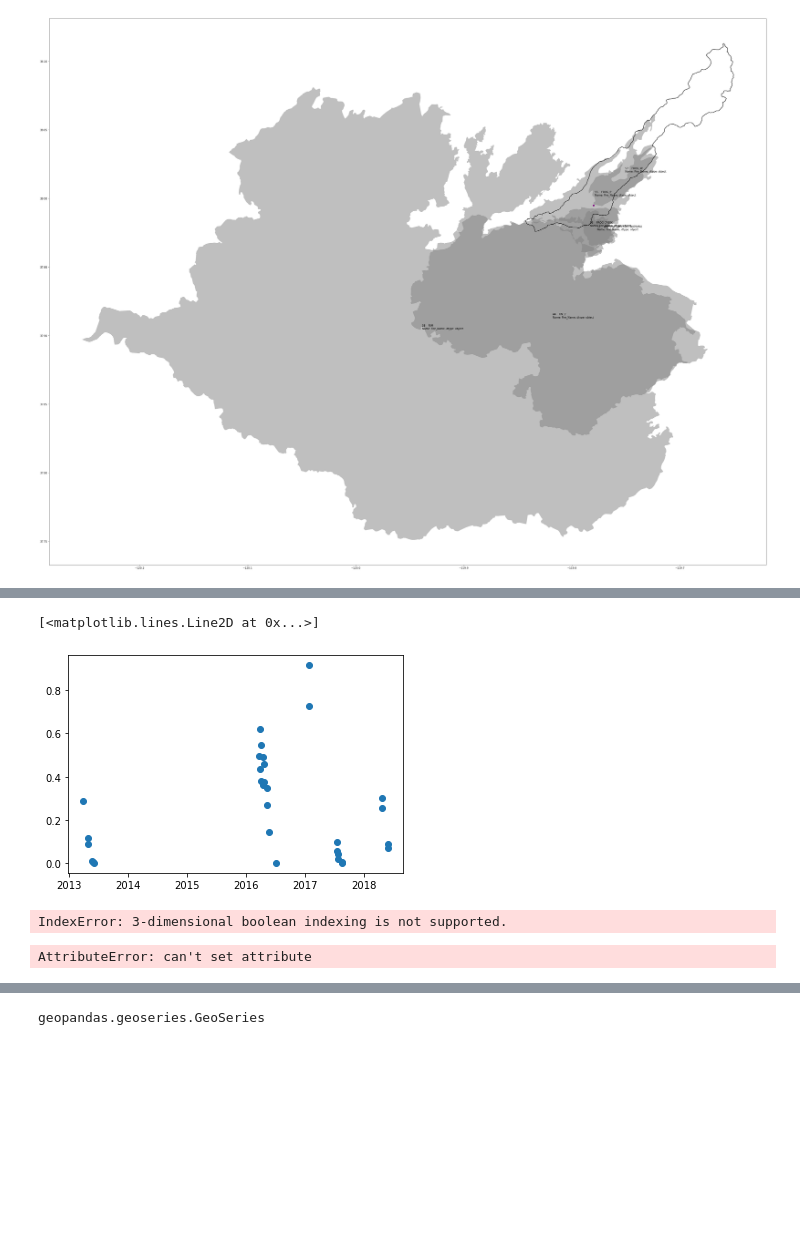
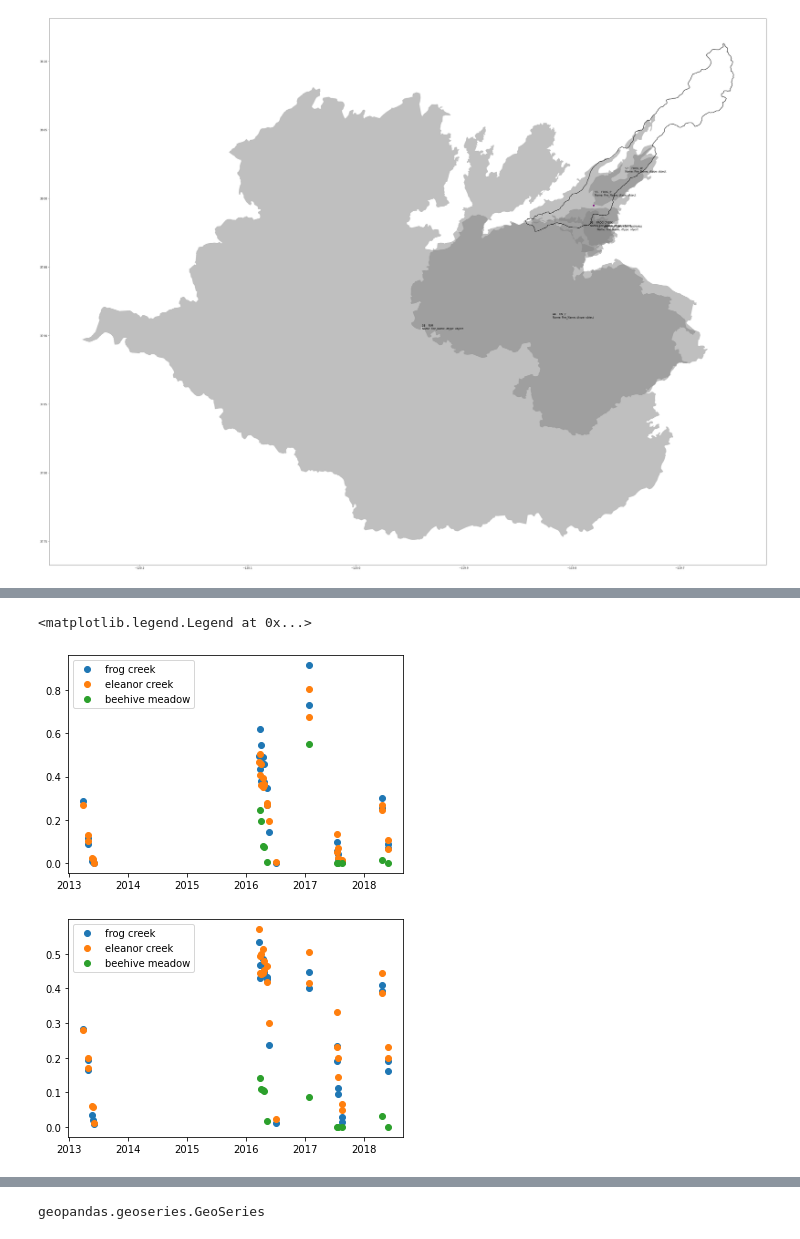
Before and after one commit to mariannecowherd/pyrodiversity, a Jupyter notebook: code/YosemiteDemo.ipynb, the cells around one changed output, grey strips where cells are left out. Cells and saved outputs as stored; diff of their text form; code cells hidden in the pictures; blank space fills up the shorter version.

```diff
--- a/code/YosemiteDemo.ipynb
+++ b/code/YosemiteDemo.ipynb
@@ -224,6 +259,7 @@ frog_t.boundary.plot(ax=ax,color='purple')
 # %%
 eleanor = hucs[hucs.Name == 'Eleanor Creek']
 filename = 'aso_data'
+bhv_box = gpd.read_file('bhv_box.shp')
 image_dates=[]
 basins = []
 frog_datas = []
@@ -232,6 +268,8 @@ frog_means = []
 frog_devs = []
 eleanor_means = []
 eleanor_devs = []
+bhv_means = []
+bhv_devs = []
 import pickle
 for file in list:
     ## get name of basin and date of acquisition
@@ -251,6 +289,11 @@ for file in list:
     frog_dev = np.nanstd(frog_data)
     eleanor_mean = np.nanmean(eleanor_data)
     eleanor_dev = np.nanstd(eleanor_data)
+    bhv_data = data_t.rio.clip(bhv_box.geometry)
+    bhv_mean = np.nanmean(bhv_data)
+    bhv_dev = np.nanstd(bhv_data)
+
+
     ## add all to lists
     image_dates.append(image_date)
     basins.append(basin)
@@ -260,6 +303,8 @@ for file in list:
     frog_devs.append(frog_dev)
     eleanor_means.append(eleanor_mean)
     eleanor_devs.append(eleanor_dev)
+    bhv_means.append(bhv_mean)
+    bhv_devs.append(bhv_dev)
 
 
 
@@ -271,22 +316,26 @@ to_save = {
     'frog_mean_swe': frog_means,
     'frog_dev_swe' : frog_devs,
     'eleanor_mean_swe': eleanor_means,
-    'eleanor_dev_swe' : eleanor_devs
+    'eleanor_dev_swe' : eleanor_devs,
+    'bhv_mean_swe' : bhv_means,
+    'bhv_dev_swe' : bhv_devs
 }
 
 with open(filename + '.pkl', 'wb') as file:
     pickle.dump(to_save, file)
-# %%
-fig,ax=plt.subplots()
-ax.plot(to_save['dt'],to_save['frog_mean_swe'],'o')
-# %% [output]
-[<matplotlib.lines.Line2D at 0x...>]
-[figure, removed]
-# %%
-frog_data.loc[frog_data == frog_data._FillValue] = np.nan
-# %% [output]
-IndexError: 3-dimensional boolean indexing is not supported.
-# %%
-data_t.coords = ['lat','lon','band','spatial_ref']
-# %% [output]
-AttributeError: can't set attribute
+# %%
+fig,ax=plt.subplots()
+ax.plot(to_save['dt'],to_save['frog_mean_swe'],'o',label = 'frog creek')
+ax.plot(to_save['dt'],to_save['eleanor_mean_swe'],'o',label = 'eleanor creek')
+ax.plot(to_save['dt'],to_save['bhv_mean_swe'],'o',label = 'beehive meadow')
+ax.legend()
+
+fig,ax=plt.subplots()
+ax.plot(to_save['dt'],to_save['frog_dev_swe'],'o',label = 'frog creek')
+ax.plot(to_save['dt'],to_save['eleanor_dev_swe'],'o',label = 'eleanor creek')
+ax.plot(to_save['dt'],to_save['bhv_dev_swe'],'o',label = 'beehive meadow')
+ax.legend()
+# %% [output]
+<matplotlib.legend.Legend at 0x...>
+[figure, added]
+[figure, added]
```
Also changed, not shown: parts of 2 cells of this notebook.
